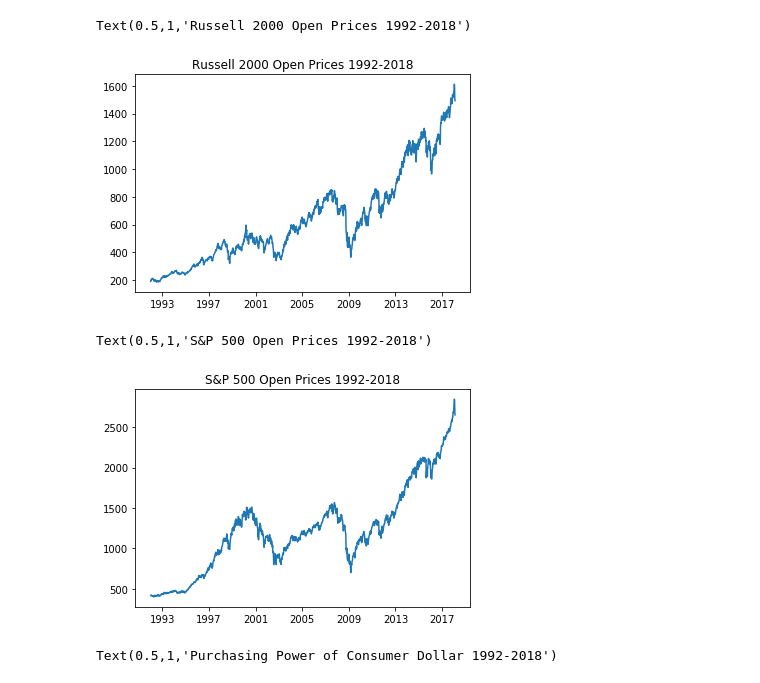
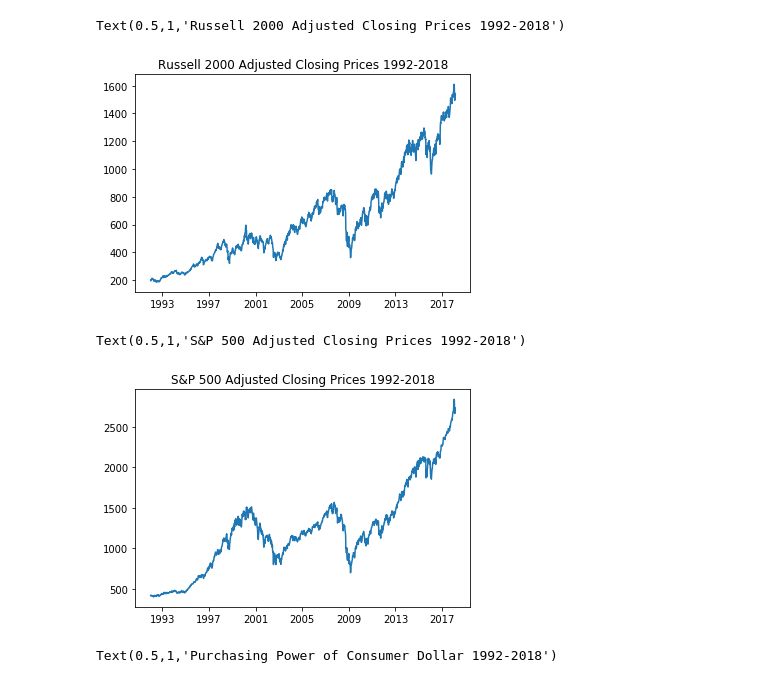
Before and after one commit to cyu1221/CS506, a Jupyter notebook: data/economic_data/Financial_Graphsbook.ipynb, the cells around one changed output. Cells and saved outputs as stored; diff of their text form; code cells hidden in the pictures.

```diff
--- a/data/economic_data/Financial_Graphsbook.ipynb
+++ b/data/economic_data/Financial_Graphsbook.ipynb
@@ -36,15 +37,15 @@ Text(0.5,1,'NASDAQ Open Prices 1992-2018')
 # %%
-mpl.plot_date(RUT.index, RUT['Open'], '-')
-mpl.title('Russell 2000 Open Prices 1992-2018')
+mpl.plot_date(RUT.index, RUT["Adj Close"], '-')
+mpl.title('Russell 2000 Adjusted Closing Prices 1992-2018')
 # %% [output]
-Text(0.5,1,'Russell 2000 Open Prices 1992-2018')
+Text(0.5,1,'Russell 2000 Adjusted Closing Prices 1992-2018')
-[figure, old version]
+[figure, new version]
 # %%
-mpl.plot_date(SNP.index, SNP['Open'], '-')
-mpl.title('S&P 500 Open Prices 1992-2018')
+mpl.plot_date(SNP.index, SNP['Adj Close'], '-')
+mpl.title('S&P 500 Adjusted Closing Prices 1992-2018')
 # %% [output]
-Text(0.5,1,'S&P 500 Open Prices 1992-2018')
+Text(0.5,1,'S&P 500 Adjusted Closing Prices 1992-2018')
-[figure, old version]
+[figure, new version]
 # %%
 mpl.plot_date(PP.index, PP['CUUR0000SA0R'], '-')
 mpl.title('Purchasing Power of Consumer Dollar 1992-2018')
```
Also changed, not shown: parts of 16 cells of this notebook, 6 other files.
